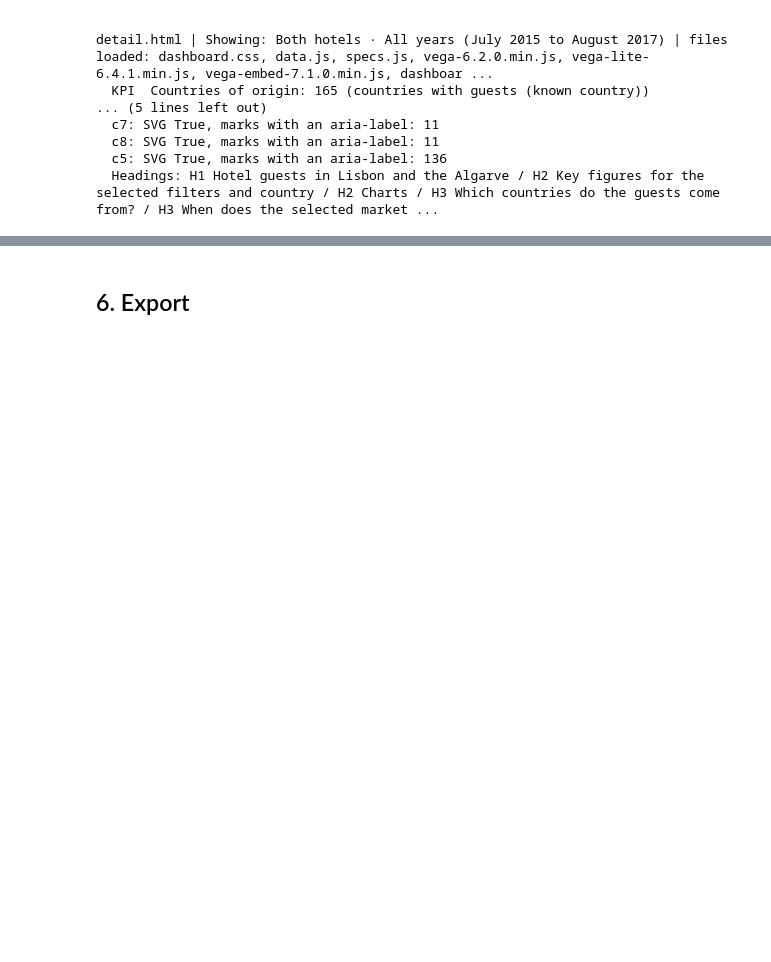
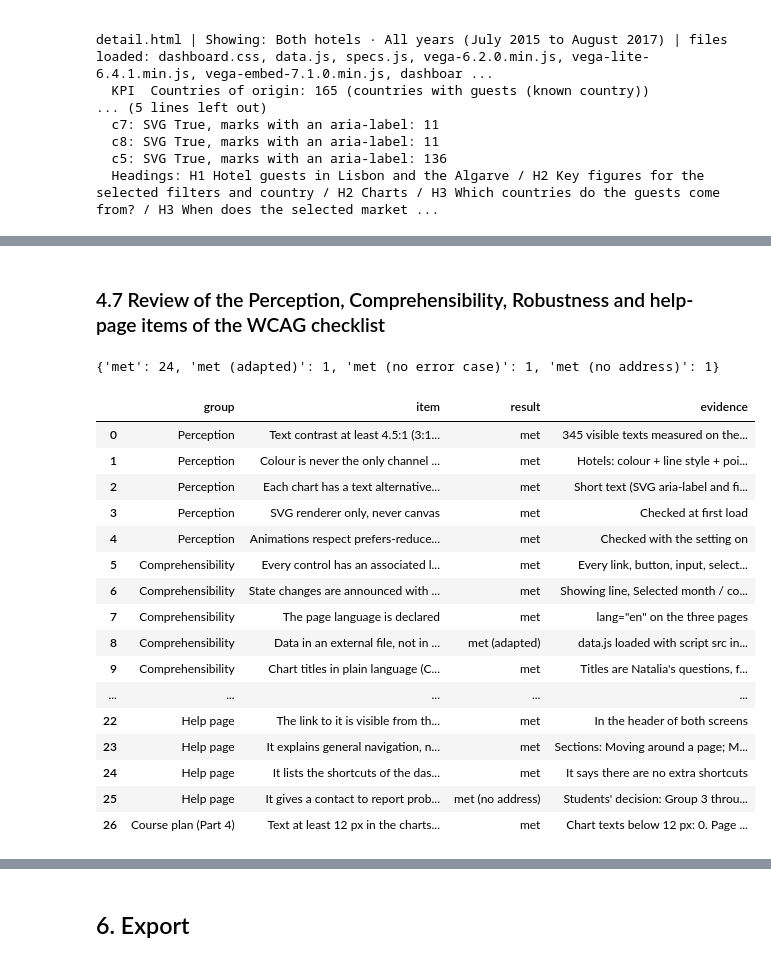
Before and after one commit to oromerlo8-ub/Infovis2627-Group3, a Jupyter notebook: Delivery 1/Part 6 - Implementation and Delivery/code/browser_checks.ipynb, the cells around one changed output, grey strips where cells are left out. Drawn from its saved outputs; the diff is of its cells as text; code cells hidden in the pictures; blank space fills up the shorter version.

```diff
--- a/Delivery 1/Part 6 - Implementation and Delivery/code/browser_checks.ipynb
+++ b/Delivery 1/Part 6 - Implementation and Delivery/code/browser_checks.ipynb
@@ -178,0 +981,71 @@ detail.html | Showing: Both hotels · All years (July 2015 to August 2017) | fil
+# %% [markdown]
+### 4.7 Review of the Perception, Comprehensibility, Robustness and help-page items of the WCAG checklist
+# %%
+# ── The other items of the skill's checklist, with their result and evidence ──
+contrast_failures = int((~text_audit['passes']).sum())
+small_page_text = sorted(text_audit.query("kind == 'page text' and size < 16")['size'].round(1).unique())
+small_chart_text = int((text_audit.query("kind == 'chart text'")['size'] < 12).sum())
+no_side_scroll = bool((~layout_checks['page scrolls sideways']).all() and (layout_checks['Tab stops not visible'] == 0).all())
+structure_ok = bool((structure_checks['controls_without_name'] == 0).all() and (structure_checks['broken_references'] == 0).all()
+                    and (structure_checks['duplicate_ids'] == 0).all() and (structure_checks['charts_without_role_img'] == 0).all())
+help_ok = all(section in help_text for section in HELP_SECTIONS)
+
+def result(ok):
+    return 'met' if ok else 'NOT MET'
+
+review = pd.DataFrame([
+    ('Perception', 'Text contrast at least 4.5:1 (3:1 large text and UI)', result(contrast_failures == 0),
+     f'{len(text_audit)} visible texts measured on the three pages, lowest ratio {text_audit["ratio"].min():.2f}:1; graphics colours checked in Part 4 (lines 4.70 and 6.09, bars 8.66, orange 4.83:1)'),
+    ('Perception', 'Colour is never the only channel (plus pattern or shape)', result(passed('Fill pattern')),
+     'Hotels: colour + line style + point shape + label; selected country: orange + white stripes + dark outline + bold label + text; map classes named in the legend, values in the table'),
+    ('Perception', 'Each chart has a text alternative (figcaption + .sr-only)', result(passed('Text alternatives')),
+     'Short text (SVG aria-label and figcaption) and long text with the main values for the current filters'),
+    ('Perception', 'SVG renderer only, never canvas', result(bool((summary['charts drawn as SVG'] == summary['charts expected']).all())), 'Checked at first load'),
+    ('Perception', 'Animations respect prefers-reduced-motion', result(passed('Reduced motion')), 'Checked with the setting on'),
+    ('Comprehensibility', 'Every control has an associated label', result(structure_ok), 'Every link, button, input, select and summary has a name'),
+    ('Comprehensibility', 'State changes are announced with aria-live', result(passed('I1') and passed('Keyboard: announcement')), 'Showing line, Selected month / country boxes, chart live regions, hidden announcer'),
+    ('Comprehensibility', 'The page language is declared', result(bool((structure_checks['lang'] == 'en').all())), 'lang="en" on the three pages'),
+    ('Comprehensibility', 'Data in an external file, not in the HTML', 'met (adapted)', 'data.js loaded with script src instead of data.json, so the pages open by double-click (architecture.md)'),
+    ('Comprehensibility', 'Chart titles in plain language (COGA)', 'met', "Titles are Natalia's questions, for example 'In which months are most bookings cancelled?'"),
+    ('Comprehensibility', 'Numbers with thousands separators and explicit units', result(passed('Data tables')), 'Tooltips, boxes, KPIs and tables: 145,980 guests, 37.1 %, €94.5'),
+    ('Comprehensibility', 'Active filters always visible', 'met', '"Showing" line under the filters'),
+    ('Comprehensibility', 'Reset button always visible', result(passed('I4')), 'In the filter panel of both screens'),
+    ('Comprehensibility', 'Errors say what happened and how to solve it', 'met (no error case)',
+     'Every filter combination has data, so no empty state exists; if a chart cannot be drawn its box says so and points to the table and the help page'),
+    ('Comprehensibility', 'At most 4 KPIs and 2-3 charts visible at once', 'met', 'Main: 4 KPIs, 3 charts; detail: 4 KPIs, 2 charts and 3 more only after "Show more"'),
+    ('Comprehensibility', 'Icons always with a visible text label', 'met', 'No icon-only control; the arrows of the data tables sit next to their text'),
+    ('Comprehensibility', 'Legends fixed and not truncated', 'met', 'Direct labels at the end of each line; the map legend is fixed with its labels in full'),
+    ('Robustness', 'Valid HTML (no duplicate attributes, closed tags)', 'met' if html_validation == 'no errors' else html_validation[:40], f'html-validate 11.16.3: {html_validation}'),
+    ('Robustness', 'ARIA roles used correctly', result(structure_ok), 'No broken aria-labelledby / describedby / controls reference, no duplicate id'),
+    ('Robustness', 'SVG charts have role="img" and aria-label', result(bool((structure_checks['charts_without_role_img'] == 0).all())), 'Set on every chart after drawing'),
+    ('Robustness', 'Works at 200 % browser zoom without loss of content', 'met' if no_side_scroll else 'NOT MET',
+     'At 200 % and at tablet widths the filters move under the charts and the page does not scroll sideways; wide charts keep their size and scroll inside their own box (2-D content, WCAG 1.4.10 exception)'),
+    ('Help page', 'accessibility.html exists in the same folder as index.html', result((DASHBOARD_DIR / 'accessibility.html').exists()), 'English name, as architecture.md decides'),
+    ('Help page', 'The link to it is visible from the main dashboard', result(bool(structure_checks.loc[structure_checks['page'] != 'accessibility.html', 'help_link'].all())), 'In the header of both screens'),
+    ('Help page', 'It explains general navigation, navigation in the charts and the filters', result(help_ok), 'Sections: ' + '; '.join(HELP_SECTIONS[:3])),
+    ('Help page', 'It lists the shortcuts of the dashboard (or says there are none)', result(help_ok), 'It says there are no extra shortcuts'),
+    ('Help page', 'It gives a contact to report problems', 'met (no address)', "Students' decision: Group 3 through the course's virtual campus, without an e-mail address"),
+    ('Course plan (Part 4)', 'Text at least 12 px in the charts and 16 px in the page', 'partly met' if small_page_text else 'met',
+     f'Chart texts below 12 px: {small_chart_text}. Page texts below 16 px: ' + (", ".join(str(s) for s in small_page_text) + ' px' if small_page_text else 'none (raised to 16 px in task 6.8, students\' decision)') + '; all of them scale with the browser zoom'),
+], columns=['group', 'item', 'result', 'evidence'])
+print(review['result'].value_counts().to_dict())
+review
+# %% [output]
+{'met': 24, 'met (adapted)': 1, 'met (no error case)': 1, 'met (no address)': 1}
+|  | group | item | result | evidence |
+| 0 | Perception | Text contrast at least 4.5:1 (3:1... | met | 345 visible texts measured on the... |
+| 1 | Perception | Colour is never the only channel ... | met | Hotels: colour + line style + poi... |
+| 2 | Perception | Each chart has a text alternative... | met | Short text (SVG aria-label and fi... |
+| 3 | Perception | SVG renderer only, never canvas | met | Checked at first load |
+| 4 | Perception | Animations respect prefers-reduce... | met | Checked with the setting on |
+| 5 | Comprehensibility | Every control has an associated l... | met | Every link, button, input, select... |
+| 6 | Comprehensibility | State changes are announced with ... | met | Showing line, Selected month / co... |
+| 7 | Comprehensibility | The page language is declared | met | lang="en" on the three pages |
+| 8 | Comprehensibility | Data in an external file, not in ... | met (adapted) | data.js loaded with script src in... |
+| 9 | Comprehensibility | Chart titles in plain language (C... | met | Titles are Natalia's questions, f... |
+| ... | ... | ... | ... | ... |
+| 22 | Help page | The link to it is visible from th... | met | In the header of both screens |
+| 23 | Help page | It explains general navigation, n... | met | Sections: Moving around a page; M... |
+| 24 | Help page | It lists the shortcuts of the das... | met | It says there are no extra shortcuts |
+| 25 | Help page | It gives a contact to report prob... | met (no address) | Students' decision: Group 3 throu... |
+| 26 | Course plan (Part 4) | Text at least 12 px in the charts... | met | Chart texts below 12 px: 0. Page ... |
```
Also changed, not shown: parts of 30 cells of this notebook, 52 other files.
